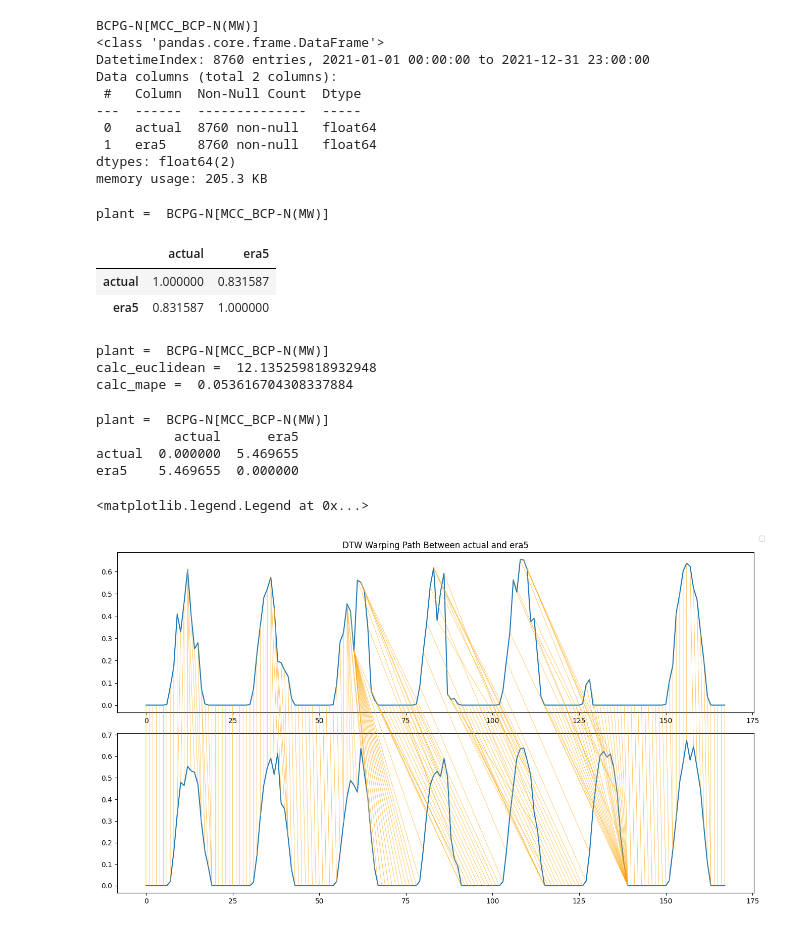
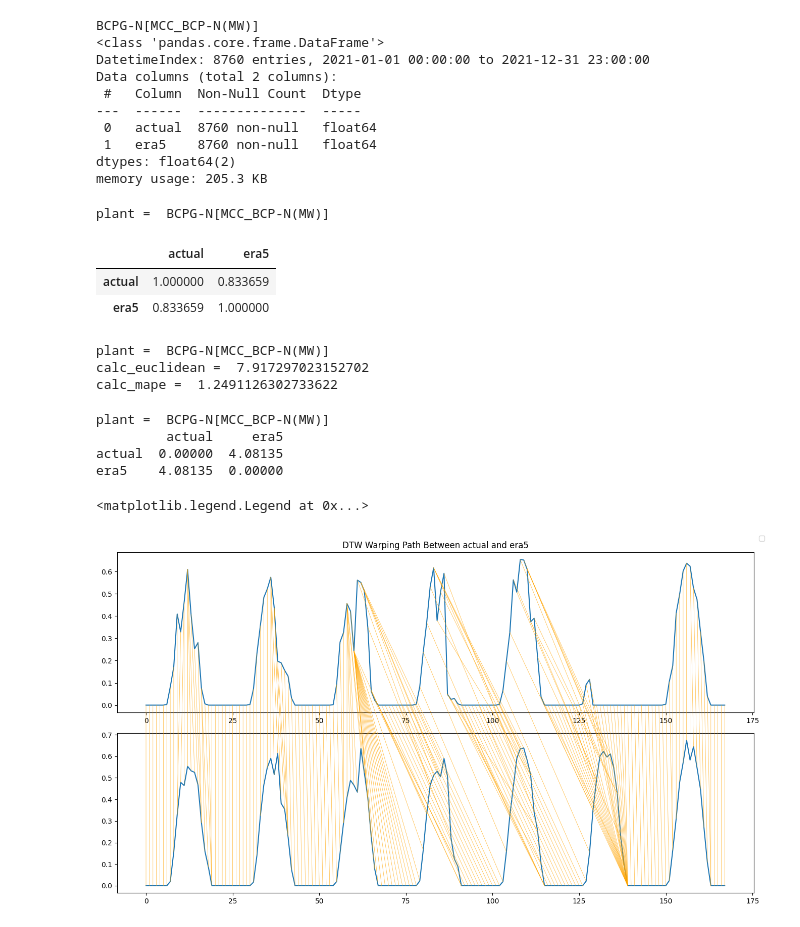
Before and after one commit to NarasetS/generationprofile_solarwind, a Jupyter notebook: validation.ipynb, the cells around one changed output. Drawn from its saved outputs; the diff is of its cells as text; code cells hidden in the pictures.

```diff
--- a/validation.ipynb
+++ b/validation.ipynb
@@ -305,12 +305,12 @@ memory usage: 205.3 KB
 # %%
 ## Pearson Correlation ##
 print('plant = ', name_list[name_index])
-ts.corr()
+ts.loc[ts['actual'] > 0].corr()
 # %% [output]
 plant =  BCPG-N[MCC_BCP-N(MW)]
 |  | actual | era5 |
-| actual | 1.000000 | 0.831587 |
-| era5 | 0.831587 | 1.000000 |
+| actual | 1.000000 | 0.833659 |
+| era5 | 0.833659 | 1.000000 |
 # %%
 import numpy as np
 
@@ -321,18 +321,18 @@ def calc_mape(actual, predic):
     return np.mean(np.abs((actual - predic) / actual))
 
 print('plant = ', name_list[name_index])
-print('calc_euclidean = ',calc_euclidean(ts['actual'],ts['era5']))
-print('calc_mape = ',calc_mape(ts['actual']+1,ts['era5']+1))
+print('calc_euclidean = ',calc_euclidean(ts['actual'].loc[ts['actual'] > 0],ts['era5'].loc[ts['actual'] > 0]))
+print('calc_mape = ',calc_mape(ts['actual'].loc[ts['actual'] > 0],ts['era5'].loc[ts['actual'] > 0]))
 # %% [output]
 plant =  BCPG-N[MCC_BCP-N(MW)]
-calc_euclidean =  12.135259818932948
-calc_mape =  0.053616704308337884
+calc_euclidean =  7.917297023152702
+calc_mape =  1.2491126302733622
 # %%
 from dtaidistance import dtw_visualisation as dtwvis
 from dtaidistance import dtw
 
 print('plant = ', name_list[name_index])
-dtw_dist = dtw.distance_matrix_fast(ts.T.values)
+dtw_dist = dtw.distance_matrix_fast(ts.loc[ts['actual'] > 0].T.values)
 print(pd.DataFrame(dtw_dist, index=ts.columns, columns=ts.columns))
 
 day = 100
@@ -345,8 +345,8 @@ fig.tight_layout()
 fig.legend()
 # %% [output]
 plant =  BCPG-N[MCC_BCP-N(MW)]
-          actual      era5
-actual  0.000000  5.469655
-era5    5.469655  0.000000
+         actual     era5
+actual  0.00000  4.08135
+era5    4.08135  0.00000
 <matplotlib.legend.Legend at 0x...>
 [figure]
```
